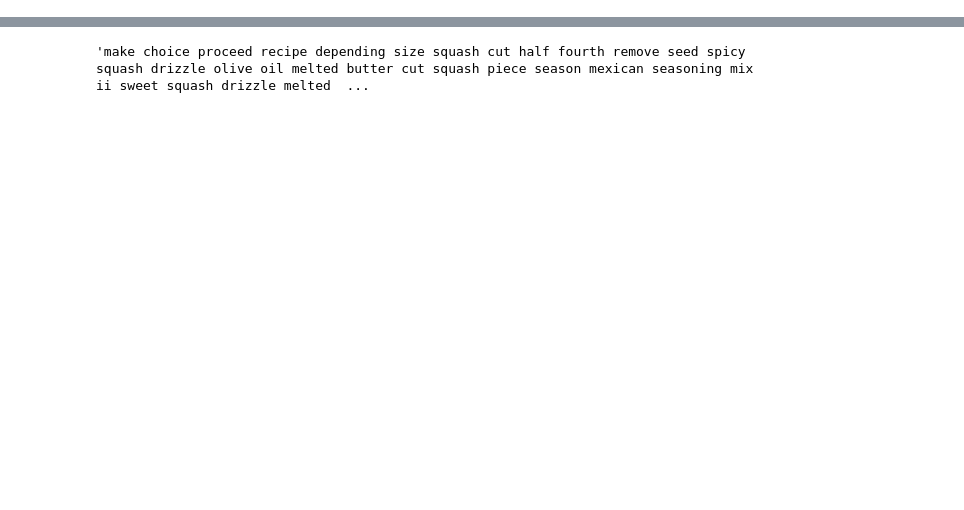
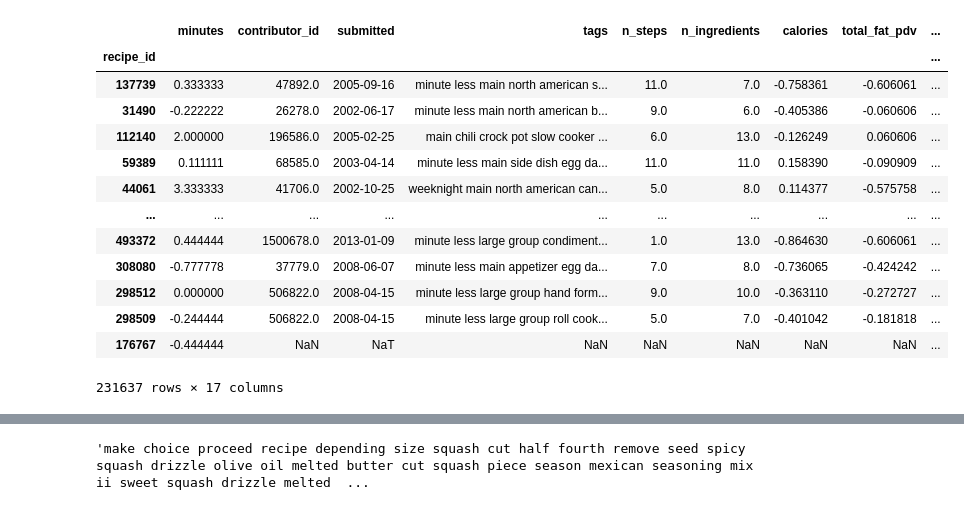
Before and after one commit to Nanouna/recettes-et-sentiments, a Jupyter notebook: Thomas.ipynb, the cells around one changed output, grey strips where cells are left out. Cells and saved outputs as stored; diff of their text form; code cells hidden in the pictures; blank space fills up the shorter version.

```diff
--- a/Thomas.ipynb
+++ b/Thomas.ipynb
@@ -67,0 +151,28 @@ df
+# %%
+def concat_columns(df:pd.DataFrame, columns:typing.List[str], dropSourceColumn:bool=True)->None:
+
+    df['merged_text'] = df[columns].apply(lambda row: ' '.join(row.values.astype(str)), axis=1)
+
+
+    if dropSourceColumn:
+        df.drop(columns=columns,axis=1, inplace=True)
+
+    return df
+# %%
+
+concat_columns(merged, ["name", "description", "merged_ingredients"])
+# %% [output]
+|  | minutes | contributor_id | submitted | tags | n_steps | n_ingredients | calories | total_fat_pdv | ... |
+| recipe_id |  |  |  |  |  |  |  |  | ... |
+| 137739 | 0.333333 | 47892.0 | 2005-09-16 | minute less main north american s... | 11.0 | 7.0 | -0.758361 | -0.606061 | ... |
+| 31490 | -0.222222 | 26278.0 | 2002-06-17 | minute less main north american b... | 9.0 | 6.0 | -0.405386 | -0.060606 | ... |
+| 112140 | 2.000000 | 196586.0 | 2005-02-25 | main chili crock pot slow cooker ... | 6.0 | 13.0 | -0.126249 | 0.060606 | ... |
+| 59389 | 0.111111 | 68585.0 | 2003-04-14 | minute less main side dish egg da... | 11.0 | 11.0 | 0.158390 | -0.090909 | ... |
+| 44061 | 3.333333 | 41706.0 | 2002-10-25 | weeknight main north american can... | 5.0 | 8.0 | 0.114377 | -0.575758 | ... |
+| ... | ... | ... | ... | ... | ... | ... | ... | ... | ... |
+| 493372 | 0.444444 | 1500678.0 | 2013-01-09 | minute less large group condiment... | 1.0 | 13.0 | -0.864630 | -0.606061 | ... |
+| 308080 | -0.777778 | 37779.0 | 2008-06-07 | minute less main appetizer egg da... | 7.0 | 8.0 | -0.736065 | -0.424242 | ... |
+| 298512 | 0.000000 | 506822.0 | 2008-04-15 | minute less large group hand form... | 9.0 | 10.0 | -0.363110 | -0.272727 | ... |
+| 298509 | -0.244444 | 506822.0 | 2008-04-15 | minute less large group roll cook... | 5.0 | 7.0 | -0.401042 | -0.181818 | ... |
+| 176767 | -0.444444 | NaN | NaT | NaN | NaN | NaN | NaN | NaN | ... |
+231637 rows × 17 columns
```
Also changed, not shown: parts of 22 cells of this notebook, 4 other files.
